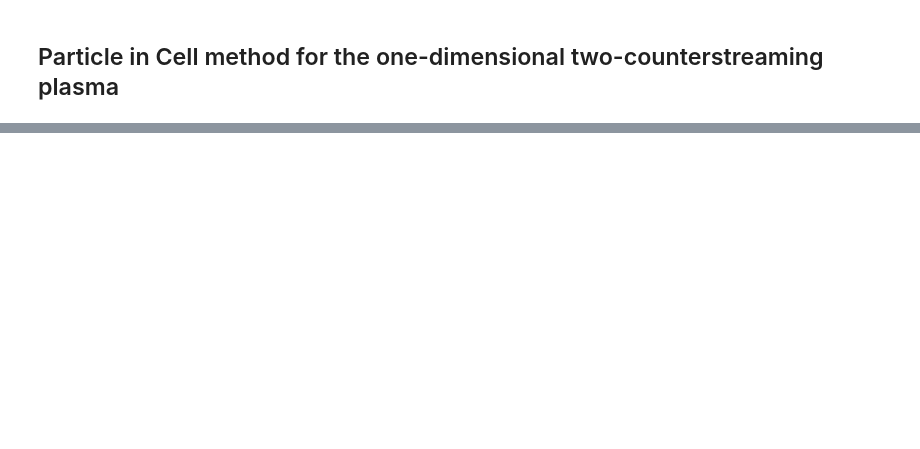
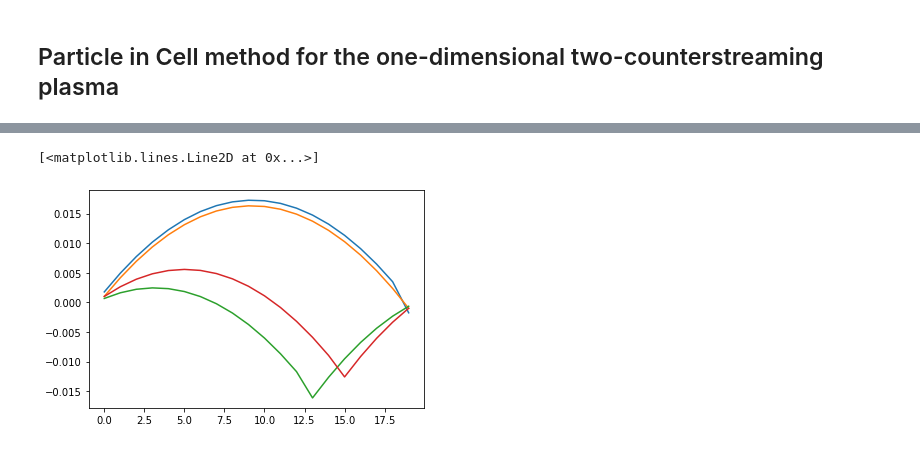
Before and after one commit to ErolBa/Plasma_PIC, a Jupyter notebook: VlasovPIC_1dim2stream.ipynb, the cells around one changed output, grey strips where cells are left out. Drawn from its saved outputs; the diff is of its cells as text; code cells hidden in the pictures; blank space fills up the shorter version.

```diff
--- a/VlasovPIC_1dim2stream.ipynb
+++ b/VlasovPIC_1dim2stream.ipynb
@@ -153,0 +248,8 @@ twoStreamPICsim(length=1.,
+# %%
+plt.plot(potentials[1])
+plt.plot(potentials[3])
+plt.plot(potentials[27])
+plt.plot(potentials[189])
+# %% [output]
+[<matplotlib.lines.Line2D at 0x...>]
+[figure, added]
```
Also changed, not shown: parts of 20 cells of this notebook.
